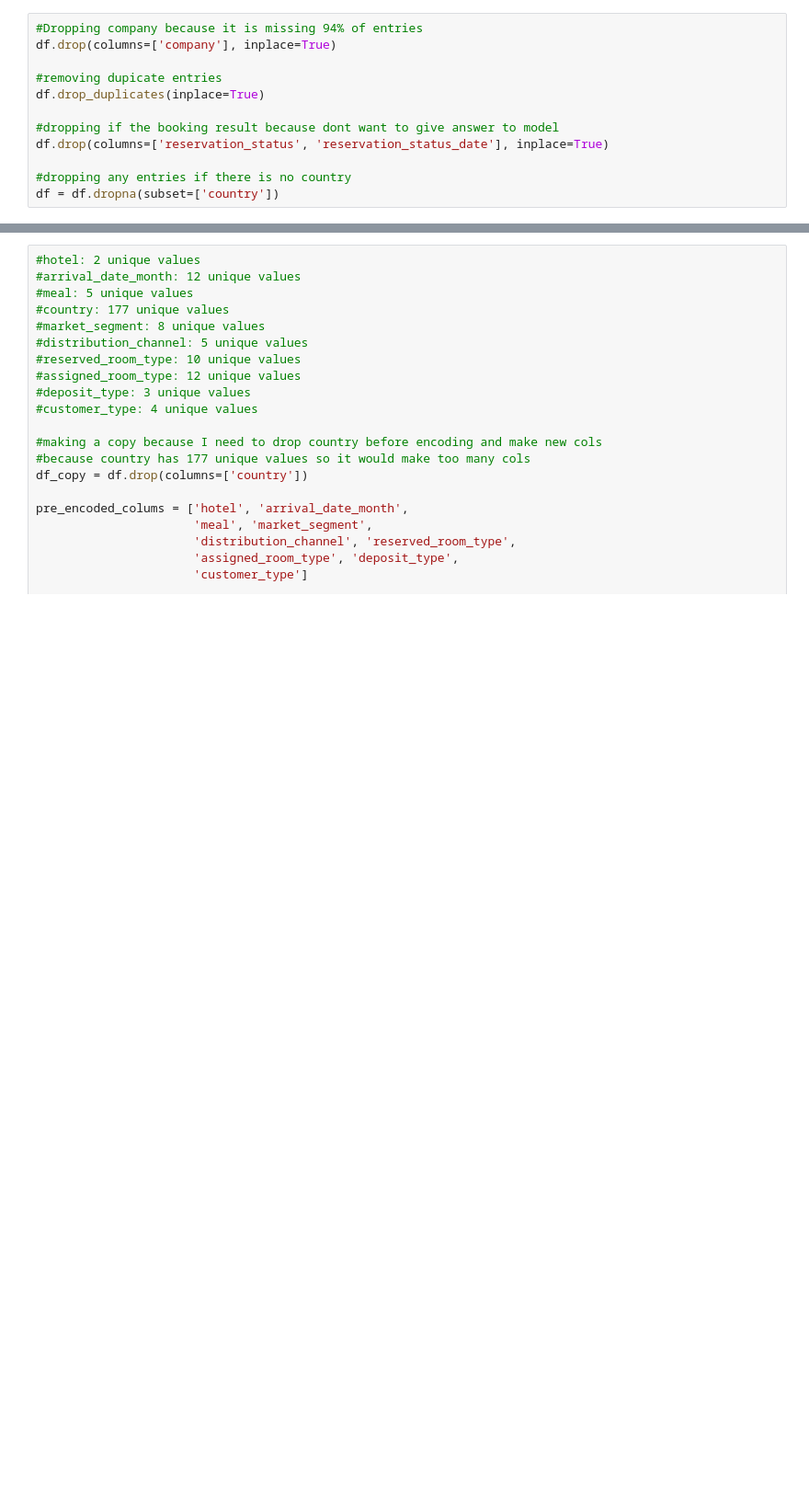
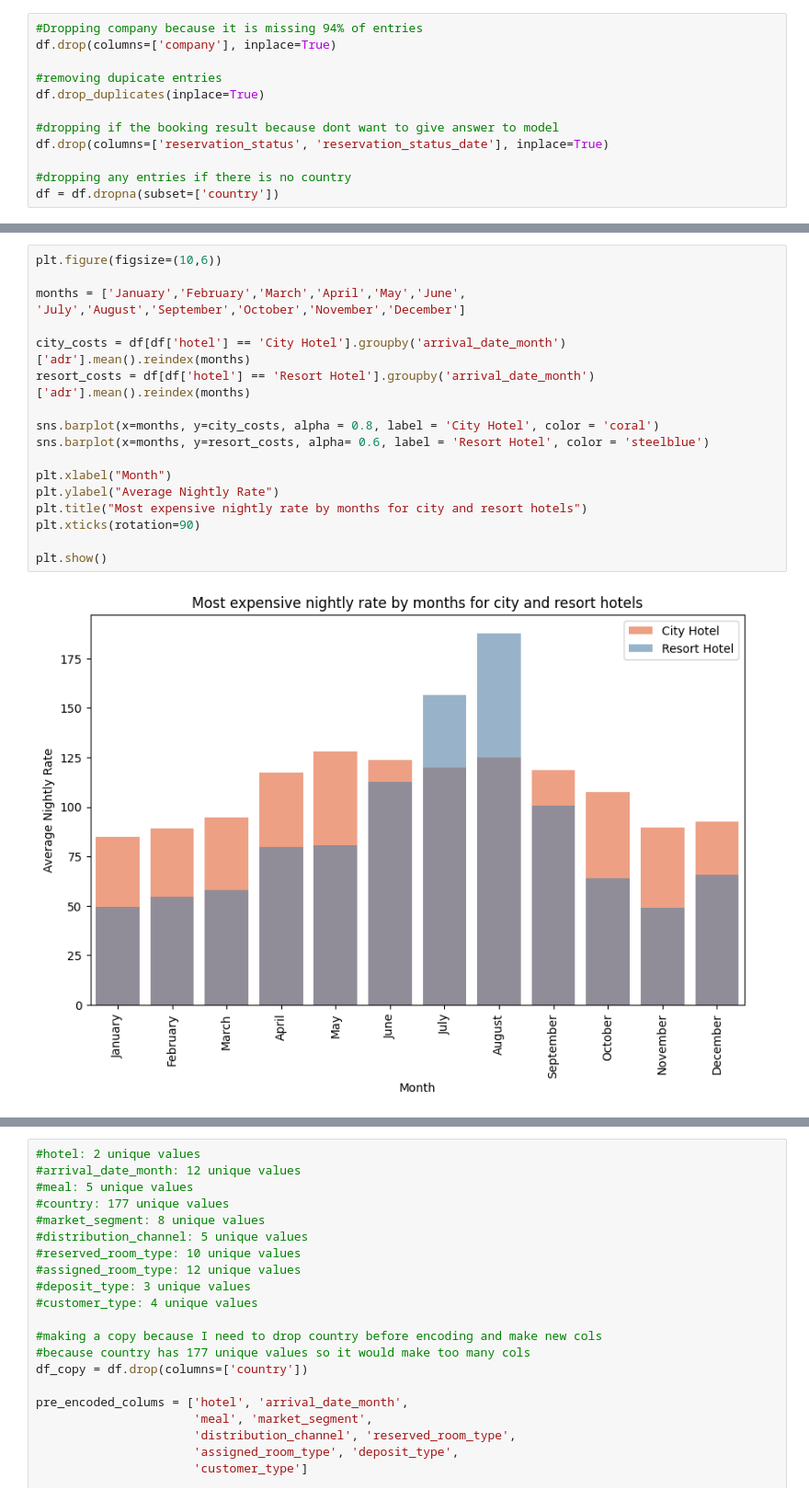
Before and after one commit to AlvinShaoPortfolio/CSE351_Project, a Jupyter notebook: Project.ipynb, the cells around one changed output, grey strips where cells are left out. Shown at 92% size. Drawn from its saved outputs; the diff is of its cells as text; blank space fills up the shorter version.

```diff
--- a/Project.ipynb
+++ b/Project.ipynb
@@ -48,0 +81,19 @@ dtype: int64
+# %%
+plt.figure(figsize=(10,6))
+
+months = ['January','February','March','April','May','June', 'July','August','September','October','November','December']
+
+city_costs = df[df['hotel'] == 'City Hotel'].groupby('arrival_date_month')['adr'].mean().reindex(months)
+resort_costs = df[df['hotel'] == 'Resort Hotel'].groupby('arrival_date_month')['adr'].mean().reindex(months)
+
+sns.barplot(x=months, y=city_costs, alpha = 0.8, label = 'City Hotel', color = 'coral')
+sns.barplot(x=months, y=resort_costs, alpha= 0.6, label = 'Resort Hotel', color = 'steelblue')
+
+plt.xlabel("Month")
+plt.ylabel("Average Nightly Rate")
+plt.title("Most expensive nightly rate by months for city and resort hotels")
+plt.xticks(rotation=90)
+
+plt.show()
+# %% [output]
+[figure, added]
```
Also changed, not shown: parts of 8 cells of this notebook.
